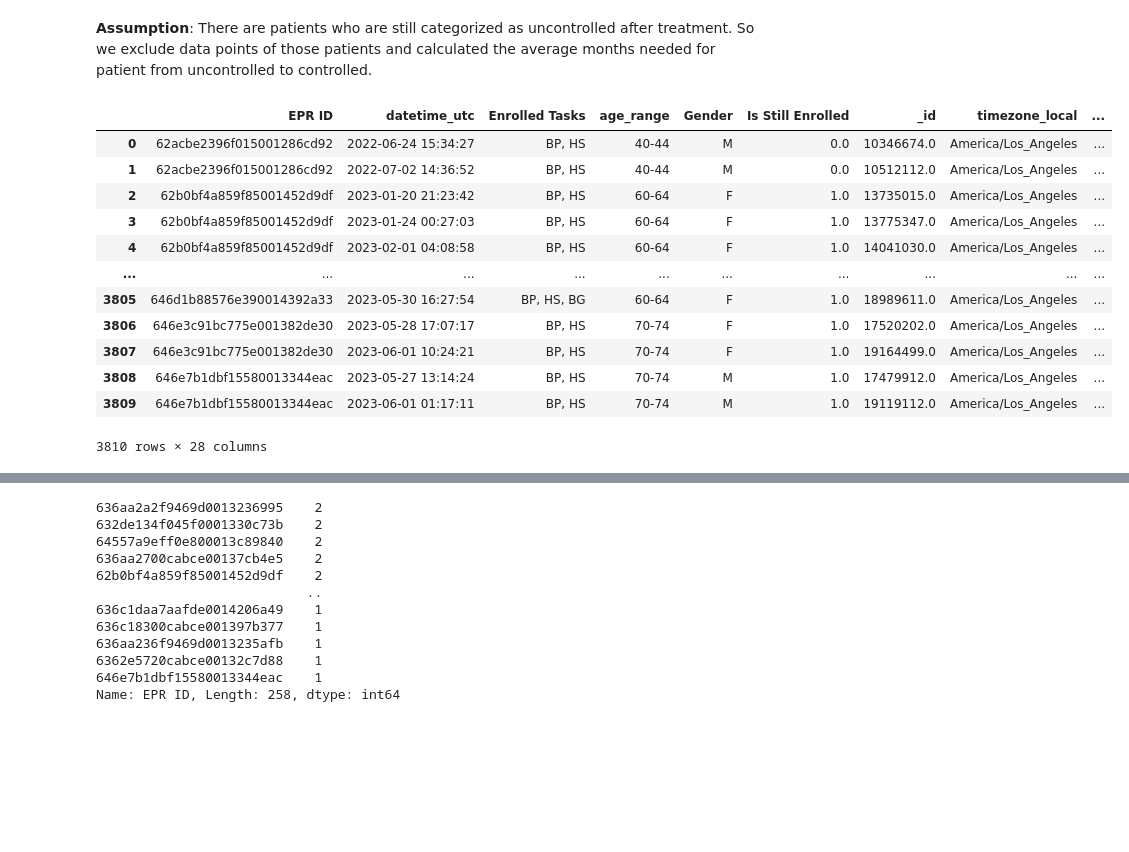
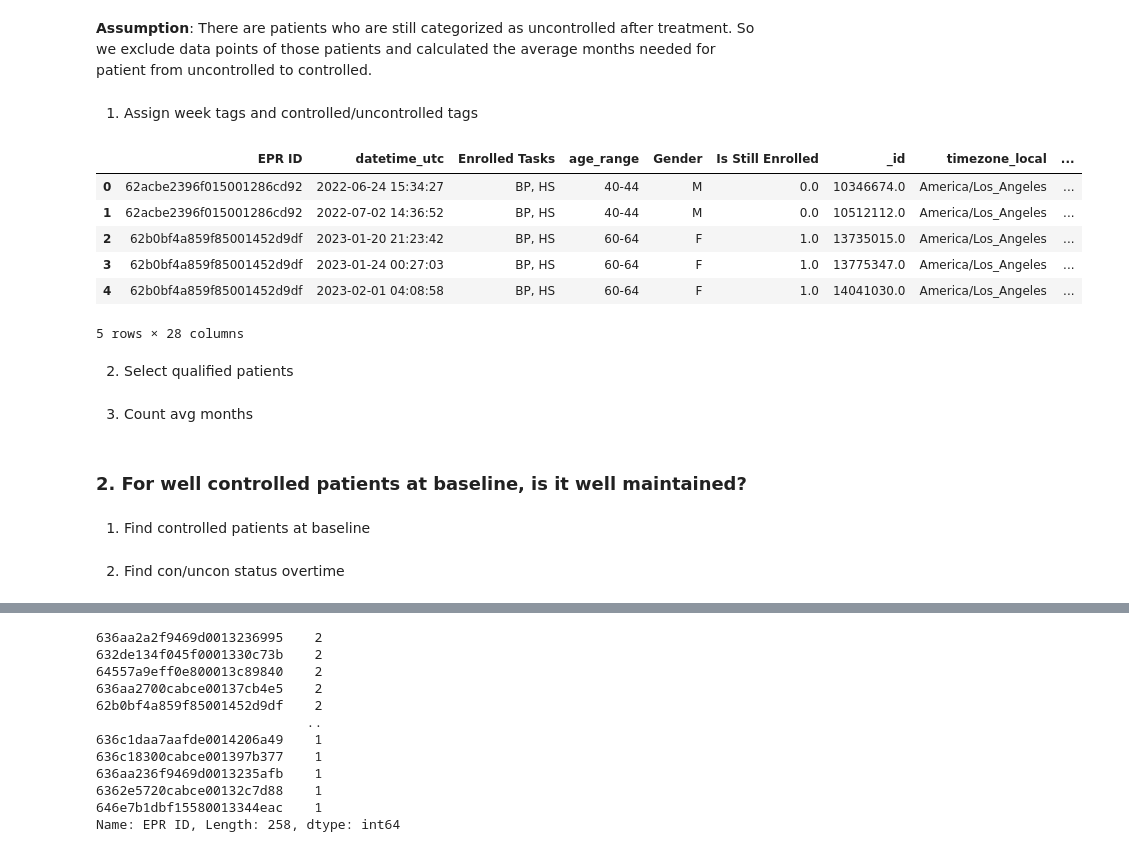
Before and after one commit to ruixuanzheng/iHealthChallenge, a Jupyter notebook: solution.ipynb, the cells around one changed output, grey strips where cells are left out. Saved outputs shown, nothing was run; the diff lists cells and outputs as text; code cells hidden in the pictures; blank space fills up the shorter version.

```diff
--- a/solution.ipynb
+++ b/solution.ipynb
@@ -110,3 +211,5 @@ plt.tight_layout()
 ## Detailed Questions
 # %% [markdown]
 Based on the definition of BP category which takes patient’s BP readings from the latest day of a week. Firstly, since for every patient per week, he has several measurement records, so I **limited every patient's record to the latest day of a week per week**. Secondly, I **filtered out the rows that contained null systolic and diastolic values**.
+# %%
+df = pd.read_excel("../iHealth Time Series - v1.xlsx")
@@ -153,19 +260,25 @@ df["bp_controlled"] = df["bp_category"].apply(lambda x: "Uncontrolled" if (x ==
 ### 1.	How many months needed for patient from uncontrolled to controlled?
 # %% [markdown]
 **Assumption**: There are patients who are still categorized as uncontrolled after treatment. So we exclude data points of those patients and calculated the average months needed for patient from uncontrolled to controlled.
+# %% [markdown]
+1. Assign week tags and controlled/uncontrolled tags
 # %%
-df
+df.head()
 # %% [output]
 |  | EPR ID | datetime_utc | Enrolled Tasks | age_range | Gender | Is Still Enrolled | _id | timezone_local | ... |
 | 0 | 62acbe2396f015001286cd92 | 2022-06-24 15:34:27 | BP, HS | 40-44 | M | 0.0 | 10346674.0 | America/Los_Angeles | ... |
 | 1 | 62acbe2396f015001286cd92 | 2022-07-02 14:36:52 | BP, HS | 40-44 | M | 0.0 | 10512112.0 | America/Los_Angeles | ... |
 | 2 | 62b0bf4a859f85001452d9df | 2023-01-20 21:23:42 | BP, HS | 60-64 | F | 1.0 | 13735015.0 | America/Los_Angeles | ... |
 | 3 | 62b0bf4a859f85001452d9df | 2023-01-24 00:27:03 | BP, HS | 60-64 | F | 1.0 | 13775347.0 | America/Los_Angeles | ... |
 | 4 | 62b0bf4a859f85001452d9df | 2023-02-01 04:08:58 | BP, HS | 60-64 | F | 1.0 | 14041030.0 | America/Los_Angeles | ... |
-| ... | ... | ... | ... | ... | ... | ... | ... | ... | ... |
-| 3805 | 646d1b88576e390014392a33 | 2023-05-30 16:27:54 | BP, HS, BG | 60-64 | F | 1.0 | 18989611.0 | America/Los_Angeles | ... |
-| 3806 | 646e3c91bc775e001382de30 | 2023-05-28 17:07:17 | BP, HS | 70-74 | F | 1.0 | 17520202.0 | America/Los_Angeles | ... |
-| 3807 | 646e3c91bc775e001382de30 | 2023-06-01 10:24:21 | BP, HS | 70-74 | F | 1.0 | 19164499.0 | America/Los_Angeles | ... |
-| 3808 | 646e7b1dbf15580013344eac | 2023-05-27 13:14:24 | BP, HS | 70-74 | M | 1.0 | 17479912.0 | America/Los_Angeles | ... |
-| 3809 | 646e7b1dbf15580013344eac | 2023-06-01 01:17:11 | BP, HS | 70-74 | M | 1.0 | 19119112.0 | America/Los_Angeles | ... |
-3810 rows × 28 columns
+5 rows × 28 columns
+# %% [markdown]
+2. Select qualified patients
+# %% [markdown]
+3. Count avg months
+# %% [markdown]
+### 2.	For well controlled patients at baseline, is it well maintained?
+# %% [markdown]
+1. Find controlled patients at baseline
+# %% [markdown]
+2. Find con/uncon status overtime
```
Also changed, not shown: parts of 38 cells of this notebook.
